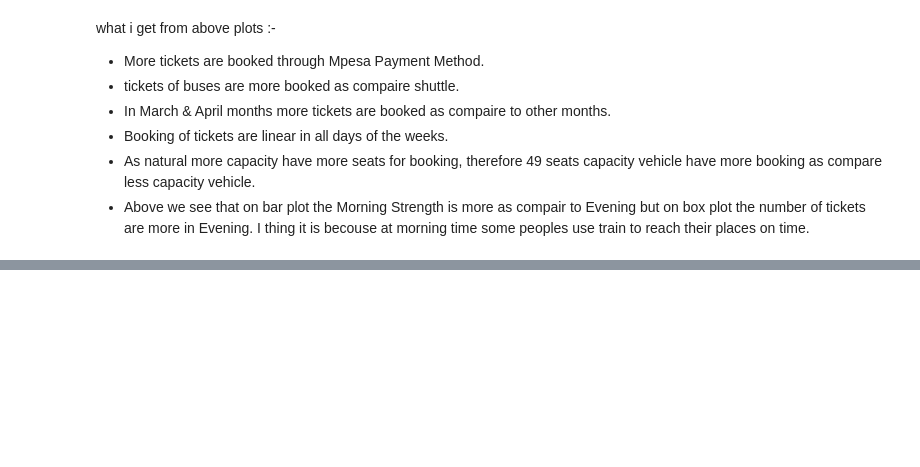
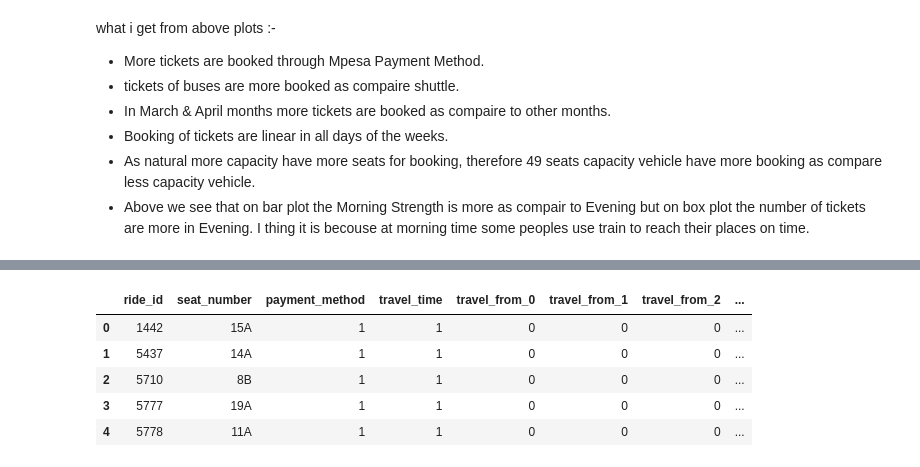
Before and after one commit to Ravinder-Kumar-M/Transport-Demand-Prediction, a Jupyter notebook: Demand_Prediction_for_Public_Transport_Capstone_Project.ipynb, the cells around one changed output, grey strips where cells are left out. Drawn from its saved outputs; the diff is of its cells as text; code cells hidden in the pictures; blank space fills up the shorter version.

```diff
--- a/Demand_Prediction_for_Public_Transport_Capstone_Project.ipynb
+++ b/Demand_Prediction_for_Public_Transport_Capstone_Project.ipynb
@@ -308,0 +311,12 @@ I thing it is becouse at morning time some peoples use train to reach their plac
+# %%
+df = dataset.copy()
+# %%
+#label encoding
+encoding = {
+    'payment_method' : {'Cash' : 0, 'Mpesa' : 1},
+    'car_type': {'Bus': 0, 'shuttle' : 1},
+    'travel_time': {'Morning' : 1, 'Evening': 0},
+    'max_capacity' : {11 : 0, 49: 1}
+}
+
+df = df.replace(encoding)
@@ -308,0 +342,15 @@ I thing it is becouse at morning time some peoples use train to reach their plac
+# %%
+import category_encoders as ce
+
+encoder = ce.BinaryEncoder(cols= ['travel_from', 'travel_month', 'travel_day'], return_df= True)
+# %%
+df = encoder.fit_transform(df)
+# %%
+df.head()
+# %% [output]
+|  | ride_id | seat_number | payment_method | travel_time | travel_from_0 | travel_from_1 | travel_from_2 | ... |
+| 0 | 1442 | 15A | 1 | 1 | 0 | 0 | 0 | ... |
+| 1 | 5437 | 14A | 1 | 1 | 0 | 0 | 0 | ... |
+| 2 | 5710 | 8B | 1 | 1 | 0 | 0 | 0 | ... |
+| 3 | 5777 | 19A | 1 | 1 | 0 | 0 | 0 | ... |
+| 4 | 5778 | 11A | 1 | 1 | 0 | 0 | 0 | ... |
```
Also changed, not shown: parts of 2 cells of this notebook.
